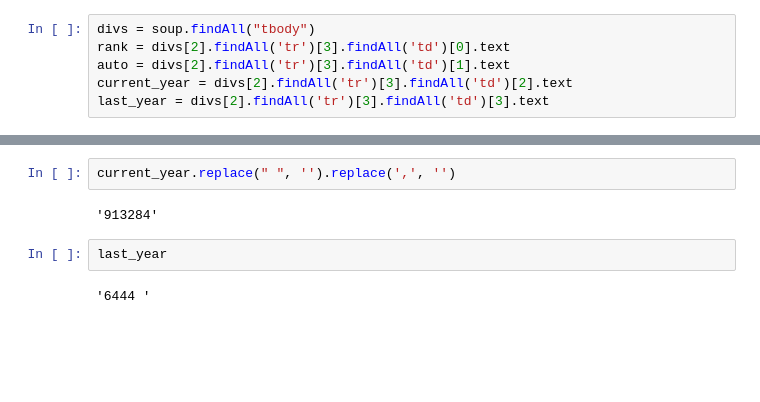
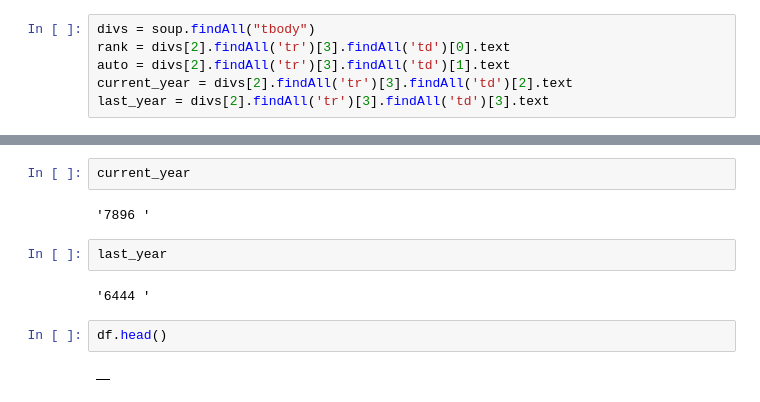
Before and after one commit to evanavaughan/auto_sales_prediction, a Jupyter notebook: multiple_table_scraper.ipynb, the cells around one changed output, grey strips where cells are left out. Drawn from its saved outputs; the diff is of its cells as text; blank space fills up the shorter version.

```diff
--- a/multiple_table_scraper.ipynb
+++ b/multiple_table_scraper.ipynb
@@ -82,8 +120,12 @@ last_year = divs[2].findAll('tr')[3].findAll('td')[3].text
 # %%
-current_year.replace(" ", '').replace(',', '')
+current_year
 # %% [output]
-'913284'
+'7896 '
 # %%
 last_year
 # %% [output]
 '6444 '
+# %%
+df.head()
+# %% [output]
+|  |
```
Also changed, not shown: parts of 6 cells of this notebook.
